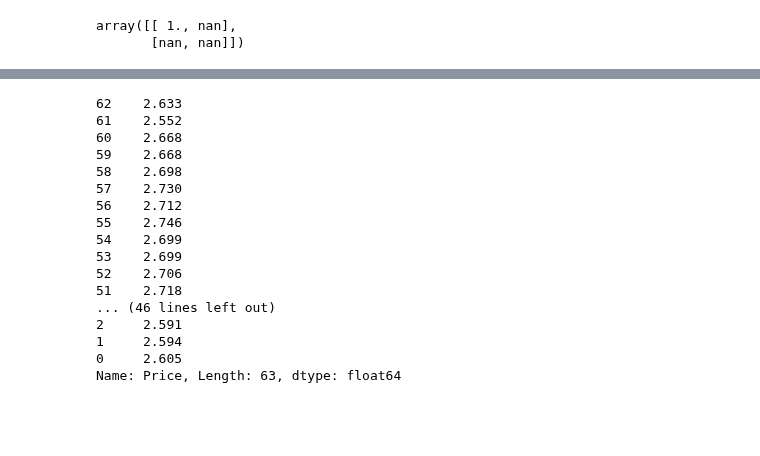
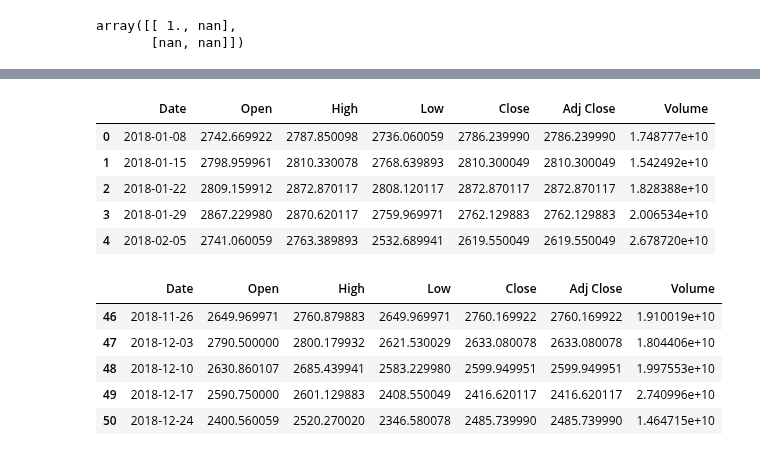
Before and after one commit to NumEconCopenhagen/projects-2019-mk, a Jupyter notebook: dataproject/dataproject/Dataassignment med ændringer.ipynb, the cells around one changed output, grey strips where cells are left out. Drawn from its saved outputs; the diff is of its cells as text; code cells hidden in the pictures; blank space fills up the shorter version.

```diff
--- a/dataproject/dataproject/Dataassignment med ændringer.ipynb
+++ b/dataproject/dataproject/Dataassignment med ændringer.ipynb
@@ -171,20 +128,0 @@ Name: open, Length: 76, dtype: float64
-# %%
-US_bond["Price"]
-# %% [output]
-62    2.633
-61    2.552
-60    2.668
-59    2.668
-58    2.698
-57    2.730
-56    2.712
-55    2.746
-54    2.699
-53    2.699
-52    2.706
-51    2.718
-... (46 lines left out)
-2     2.591
-1     2.594
-0     2.605
-Name: Price, Length: 63, dtype: float64
@@ -191,3 +137,21 @@ Name: Price, Length: 63, dtype: float64
+# %%
+SPX_weekly.head()
+# %% [output]
+|  | Date | Open | High | Low | Close | Adj Close | Volume |
+| 0 | 2018-01-08 | 2742.669922 | 2787.850098 | 2736.060059 | 2786.239990 | 2786.239990 | 1.748777e+10 |
+| 1 | 2018-01-15 | 2798.959961 | 2810.330078 | 2768.639893 | 2810.300049 | 2810.300049 | 1.542492e+10 |
+| 2 | 2018-01-22 | 2809.159912 | 2872.870117 | 2808.120117 | 2872.870117 | 2872.870117 | 1.828388e+10 |
+| 3 | 2018-01-29 | 2867.229980 | 2870.620117 | 2759.969971 | 2762.129883 | 2762.129883 | 2.006534e+10 |
+| 4 | 2018-02-05 | 2741.060059 | 2763.389893 | 2532.689941 | 2619.550049 | 2619.550049 | 2.678720e+10 |
+# %%
+SPX_weekly.tail()
+# %% [output]
+|  | Date | Open | High | Low | Close | Adj Close | Volume |
+| 46 | 2018-11-26 | 2649.969971 | 2760.879883 | 2649.969971 | 2760.169922 | 2760.169922 | 1.910019e+10 |
+| 47 | 2018-12-03 | 2790.500000 | 2800.179932 | 2621.530029 | 2633.080078 | 2633.080078 | 1.804406e+10 |
+| 48 | 2018-12-10 | 2630.860107 | 2685.439941 | 2583.229980 | 2599.949951 | 2599.949951 | 1.997553e+10 |
+| 49 | 2018-12-17 | 2590.750000 | 2601.129883 | 2408.550049 | 2416.620117 | 2416.620117 | 2.740996e+10 |
+| 50 | 2018-12-24 | 2400.560059 | 2520.270020 | 2346.580078 | 2485.739990 | 2485.739990 | 1.464715e+10 |
 # %%
 fig, ax1 = plt.subplots()
 plt.figure()
```
Also changed, not shown: parts of 21 cells of this notebook.
